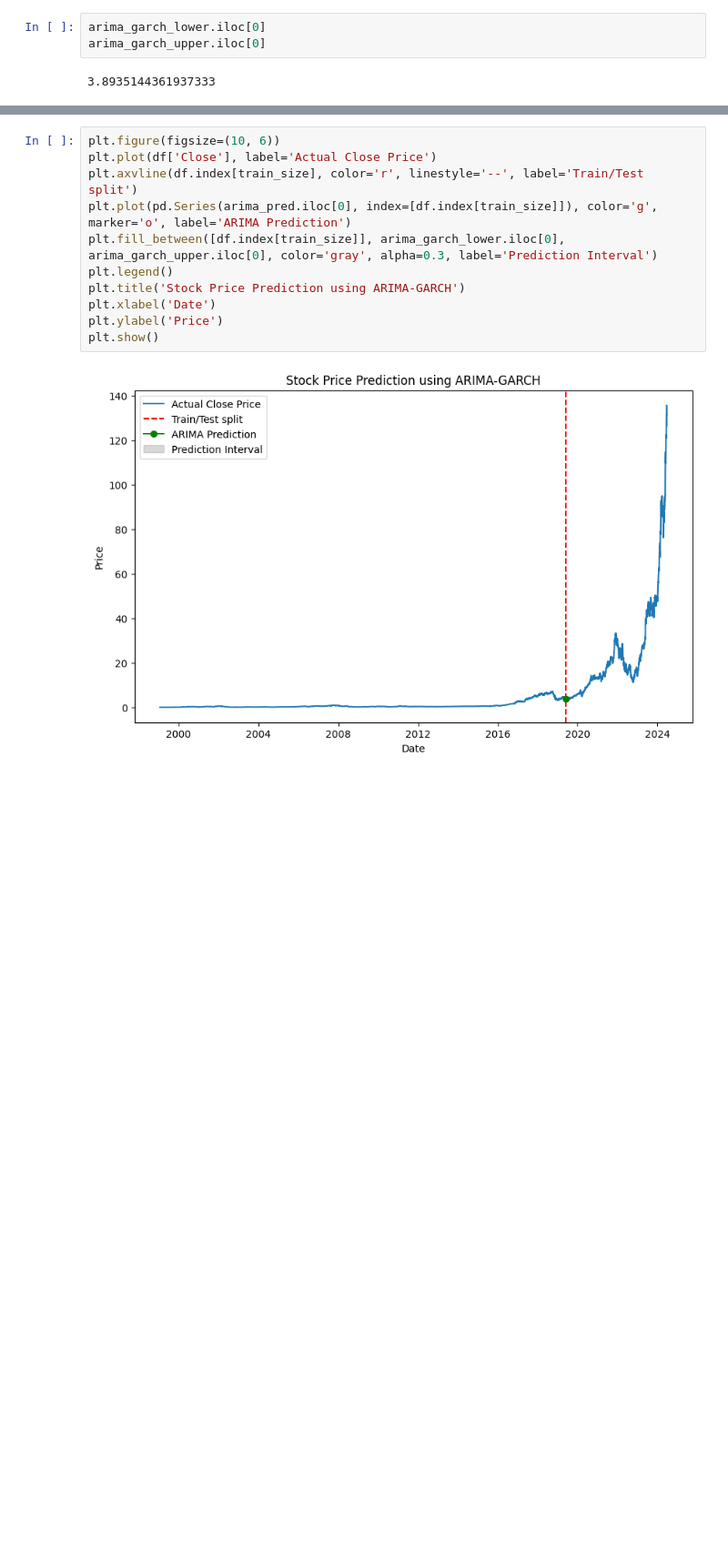
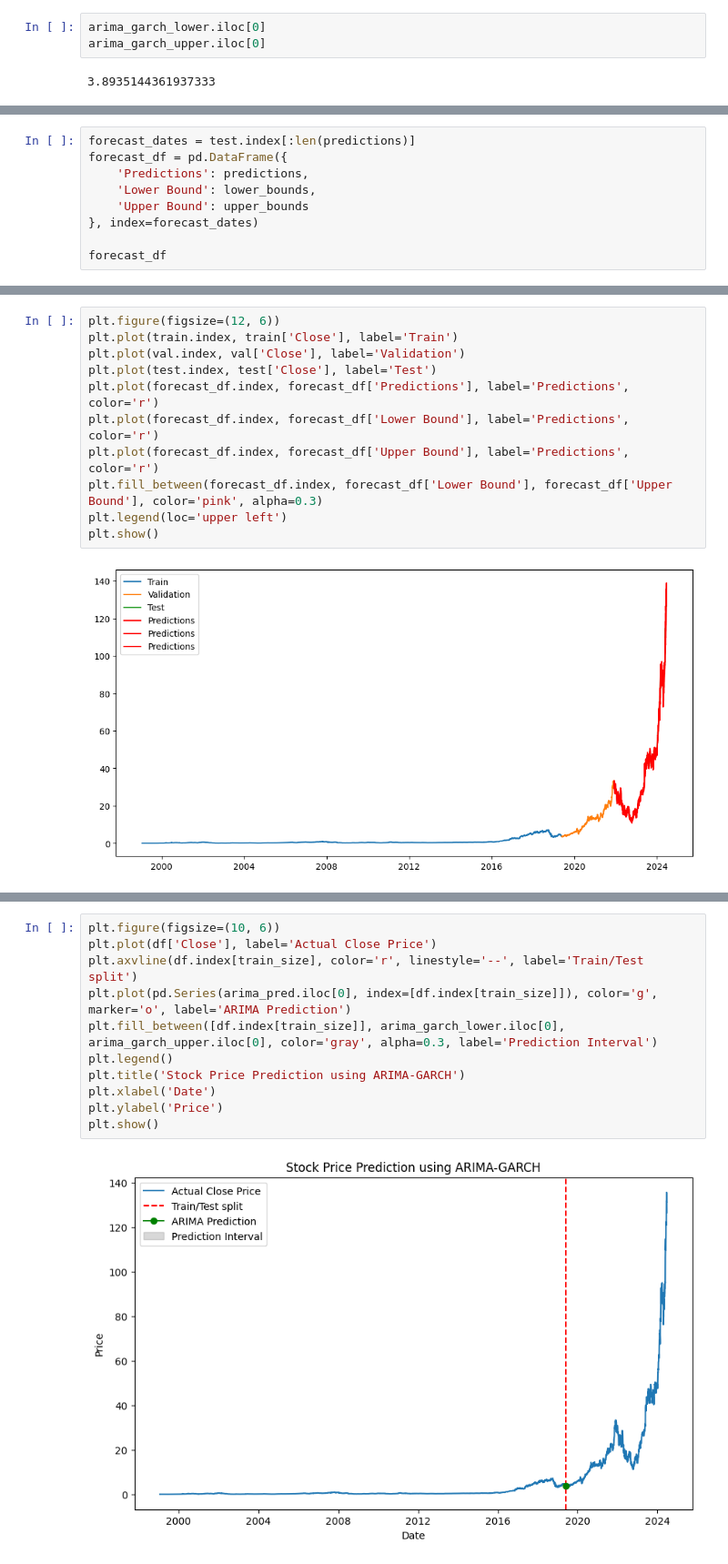
Before and after one commit to stoyhris/MoonVIDIA, a Jupyter notebook: arima-garch.ipynb, the cells around one changed output, grey strips where cells are left out. Shown at 91% size. Cells and saved outputs as stored; diff of their text form; blank space fills up the shorter version.

```diff
--- a/arima-garch.ipynb
+++ b/arima-garch.ipynb
@@ -402,0 +574,9 @@ KeyboardInterrupt:
+# %%
+forecast_dates = test.index[:len(predictions)]
+forecast_df = pd.DataFrame({
+    'Predictions': predictions,
+    'Lower Bound': lower_bounds,
+    'Upper Bound': upper_bounds
+}, index=forecast_dates)
+
+forecast_df
@@ -402,0 +598,13 @@ KeyboardInterrupt:
+# %%
+plt.figure(figsize=(12, 6))
+plt.plot(train.index, train['Close'], label='Train')
+plt.plot(val.index, val['Close'], label='Validation')
+plt.plot(test.index, test['Close'], label='Test')
+plt.plot(forecast_df.index, forecast_df['Predictions'], label='Predictions', color='r')
+plt.plot(forecast_df.index, forecast_df['Lower Bound'], label='Predictions', color='r')
+plt.plot(forecast_df.index, forecast_df['Upper Bound'], label='Predictions', color='r')
+plt.fill_between(forecast_df.index, forecast_df['Lower Bound'], forecast_df['Upper Bound'], color='pink', alpha=0.3)
+plt.legend(loc='upper left')
+plt.show()
+# %% [output]
+[figure, added]
```
Also changed, not shown: parts of 15 cells of this notebook.
